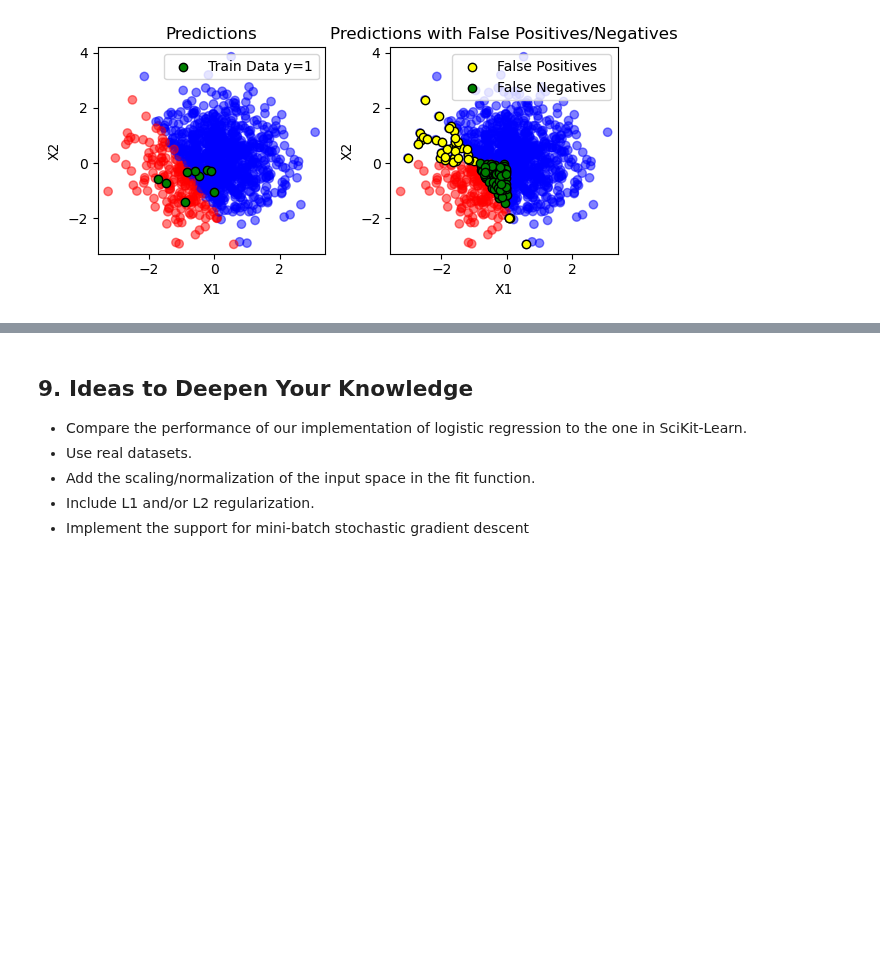
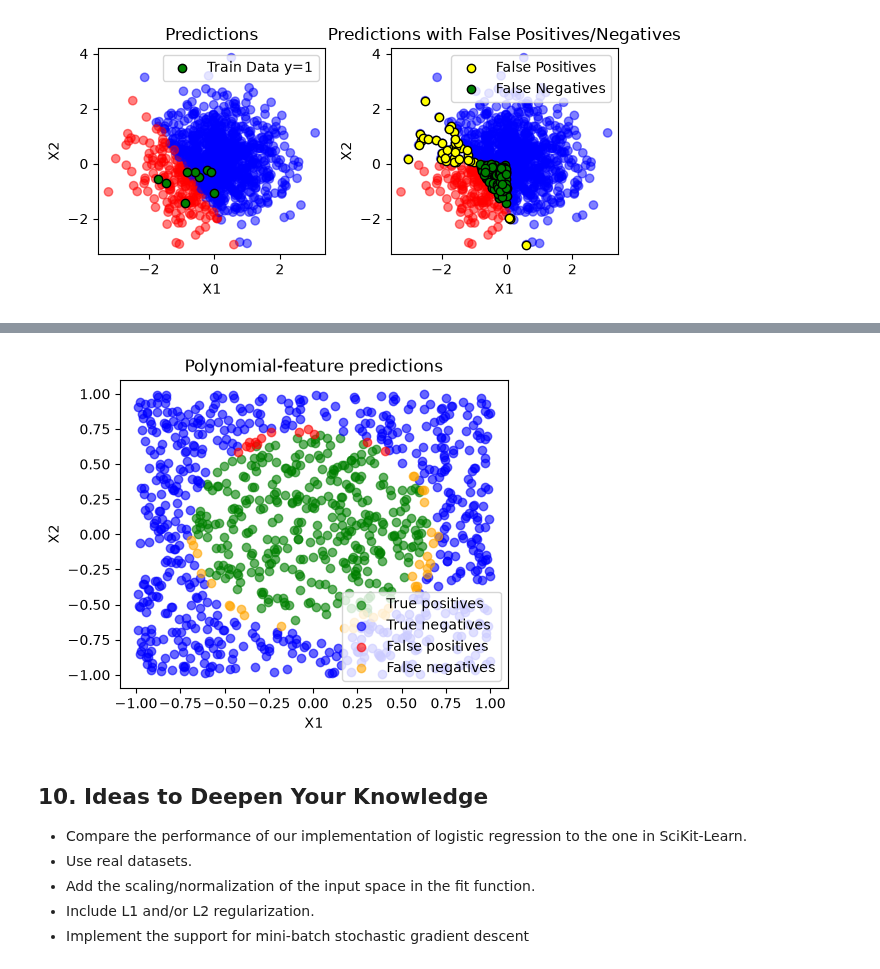
Before and after one commit to petraknovak/ml-from-concepts-to-code, a Jupyter notebook: 07_sgd/conceptual/logistic_regression.ipynb, the cells around one changed output, grey strips where cells are left out. Saved outputs shown, nothing was run; the diff lists cells and outputs as text; code cells hidden in the pictures; blank space fills up the shorter version.

```diff
--- a/07_sgd/conceptual/logistic_regression.ipynb
+++ b/07_sgd/conceptual/logistic_regression.ipynb
@@ -441,5 +501,50 @@ plt.show()
+# %%
+# Add quadratic terms: x1², x1*x2, and x2²
+def polynomial_features(X):
+    x1, x2 = X[:, 0], X[:, 1]
+    return np.column_stack((x1, x2, x1**2, x1 * x2, x2**2))
+
+X_train_poly = polynomial_features(X_train)
+X_test_poly = polynomial_features(X_test)
+
+np.random.seed(42)
+poly_model = LogisticRegression()
+poly_model.fit(X_train_poly, y_train)
+
+y_poly_pred = poly_model.predict(X_test_poly)
+
+y_true = y_test.astype(bool)
+y_pred = y_poly_pred.astype(bool)
+# %%
+# Plot the decision boundary
+#_____________________________________________
+
+categories = [
+    (y_true & y_pred, "True positives", "green"),
+    (~y_true & ~y_pred, "True negatives", "blue"),
+    (~y_true & y_pred, "False positives", "red"),
+    (y_true & ~y_pred, "False negatives", "orange"),
+]
+
+plt.figure(figsize=(5, 4))
+for mask, label, color in categories:
+    plt.scatter(
+        X_test[mask, 0],
+        X_test[mask, 1],
+        color=color,
+        alpha=0.6,
+        label=label,
+    )
+
+plt.title("Polynomial-feature predictions")
+plt.xlabel("X1")
+plt.ylabel("X2")
+plt.legend(loc="lower right")
+plt.show()
+# %% [output]
+[figure, added]
 # %% [markdown]
-## 9. Ideas to Deepen Your Knowledge
+## 10. Ideas to Deepen Your Knowledge
 - Compare the performance of our implementation of logistic regression to the one in SciKit-Learn.
 - Use real datasets.
 - Add the scaling/normalization of the input space in the fit function.
```
Also changed, not shown: parts of 25 cells of this notebook.
